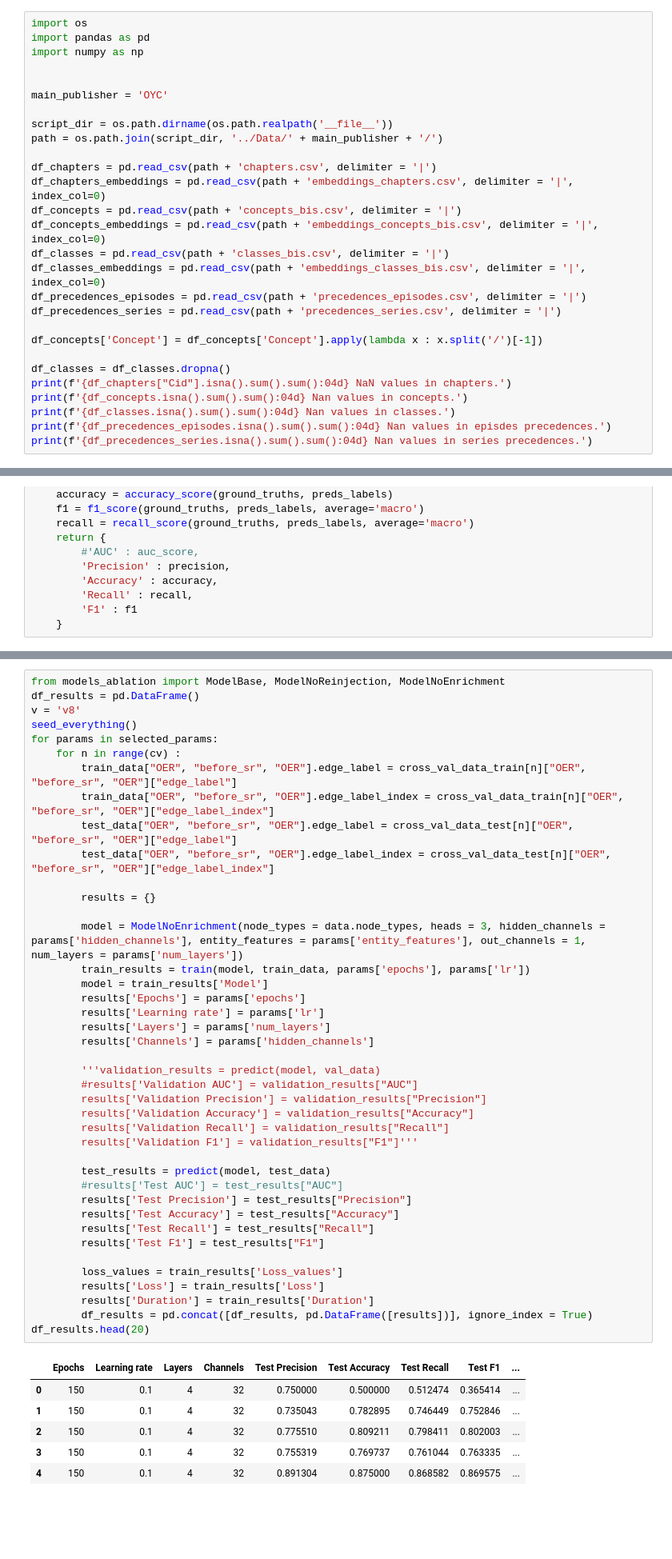
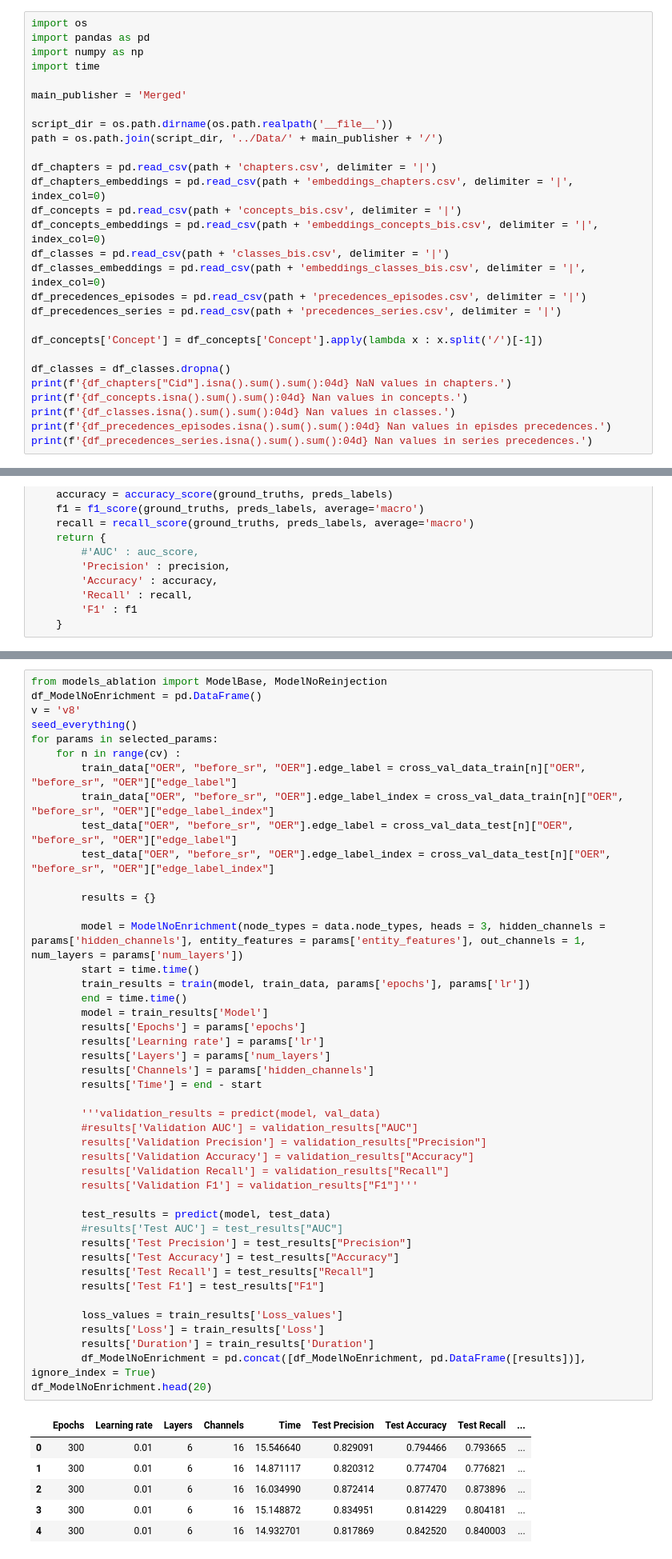
Before and after one commit to AymenRaouf/PrecedabilityOER, a Jupyter notebook: Modeling/Ablation.ipynb, the cells around one changed output, grey strips where cells are left out. Shown: that part at 80% size. Drawn from its saved outputs; the diff is of its cells as text; blank space fills up the shorter version.

Commit message:
first version with all the tests done

```diff
--- a/Modeling/Ablation.ipynb
+++ b/Modeling/Ablation.ipynb
@@ -2,9 +2,9 @@
 import os
 import pandas as pd
 import numpy as np
+import time
 
-
-main_publisher = 'OYC'
+main_publisher = 'Merged'
 
 script_dir = os.path.dirname(os.path.realpath('__file__'))
 path = os.path.join(script_dir, '../Data/' + main_publisher + '/')
@@ -375,6 +459,6 @@ def predict(model, test_data):
 # %%
-from models_ablation import ModelBase, ModelNoReinjection, ModelNoEnrichment
-df_results = pd.DataFrame()
+from models_ablation import ModelBase, ModelNoReinjection
+df_ModelNoEnrichment = pd.DataFrame()
 v = 'v8'
 seed_everything()
 for params in selected_params:
@@ -385,39 +469,42 @@ for params in selected_params:
         test_data["OER", "before_sr", "OER"].edge_label_index = cross_val_data_test[n]["OER", "before_sr", "OER"]["edge_label_index"]
 
         results = {}
 
         model = ModelNoEnrichment(node_types = data.node_types, heads = 3, hidden_channels = params['hidden_channels'], entity_features = params['entity_features'], out_channels = 1, num_layers = params['num_layers'])
+        start = time.time()
         train_results = train(model, train_data, params['epochs'], params['lr'])
+        end = time.time()
         model = train_results['Model']
         results['Epochs'] = params['epochs']
         results['Learning rate'] = params['lr']
         results['Layers'] = params['num_layers']
         results['Channels'] = params['hidden_channels']
+        results['Time'] = end - start
 
         '''validation_results = predict(model, val_data)
         #results['Validation AUC'] = validation_results["AUC"]
         results['Validation Precision'] = validation_results["Precision"]
         results['Validation Accuracy'] = validation_results["Accuracy"]
         results['Validation Recall'] = validation_results["Recall"]
         results['Validation F1'] = validation_results["F1"]'''
 
         test_results = predict(model, test_data)
         #results['Test AUC'] = test_results["AUC"]
         results['Test Precision'] = test_results["Precision"]
         results['Test Accuracy'] = test_results["Accuracy"]
         results['Test Recall'] = test_results["Recall"]
         results['Test F1'] = test_results["F1"]
 
         loss_values = train_results['Loss_values']
         results['Loss'] = train_results['Loss']
         results['Duration'] = train_results['Duration']
-        df_results = pd.concat([df_results, pd.DataFrame([results])], ignore_index = True)
-df_results.head(20)
+        df_ModelNoEnrichment = pd.concat([df_ModelNoEnrichment, pd.DataFrame([results])], ignore_index = True)
+df_ModelNoEnrichment.head(20)
 # %% [output]
-|  | Epochs | Learning rate | Layers | Channels | Test Precision | Test Accuracy | Test Recall | Test F1 | ... |
-| 0 | 150 | 0.1 | 4 | 32 | 0.750000 | 0.500000 | 0.512474 | 0.365414 | ... |
-| 1 | 150 | 0.1 | 4 | 32 | 0.735043 | 0.782895 | 0.746449 | 0.752846 | ... |
-| 2 | 150 | 0.1 | 4 | 32 | 0.775510 | 0.809211 | 0.798411 | 0.802003 | ... |
-| 3 | 150 | 0.1 | 4 | 32 | 0.755319 | 0.769737 | 0.761044 | 0.763335 | ... |
-| 4 | 150 | 0.1 | 4 | 32 | 0.891304 | 0.875000 | 0.868582 | 0.869575 | ... |
+|  | Epochs | Learning rate | Layers | Channels | Time | Test Precision | Test Accuracy | Test Recall | ... |
+| 0 | 300 | 0.01 | 6 | 16 | 15.546640 | 0.829091 | 0.794466 | 0.793665 | ... |
+| 1 | 300 | 0.01 | 6 | 16 | 14.871117 | 0.820312 | 0.774704 | 0.776821 | ... |
+| 2 | 300 | 0.01 | 6 | 16 | 16.034990 | 0.872414 | 0.877470 | 0.873896 | ... |
+| 3 | 300 | 0.01 | 6 | 16 | 15.148872 | 0.834951 | 0.814229 | 0.804181 | ... |
+| 4 | 300 | 0.01 | 6 | 16 | 14.932701 | 0.817869 | 0.842520 | 0.840003 | ... |
 # %%
```
Also changed, not shown: parts of 22 cells of this notebook, 3 other files.
